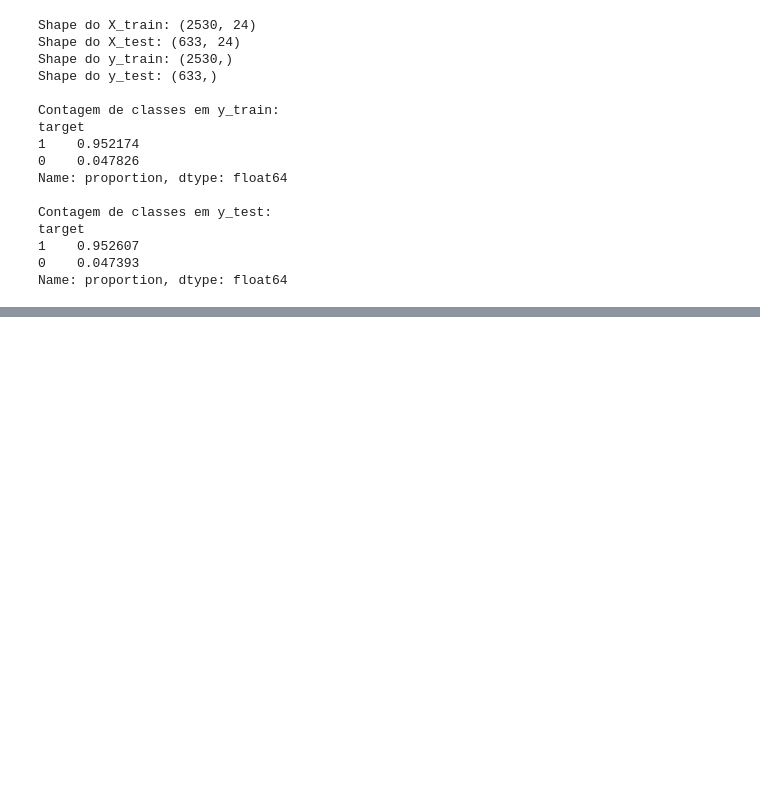
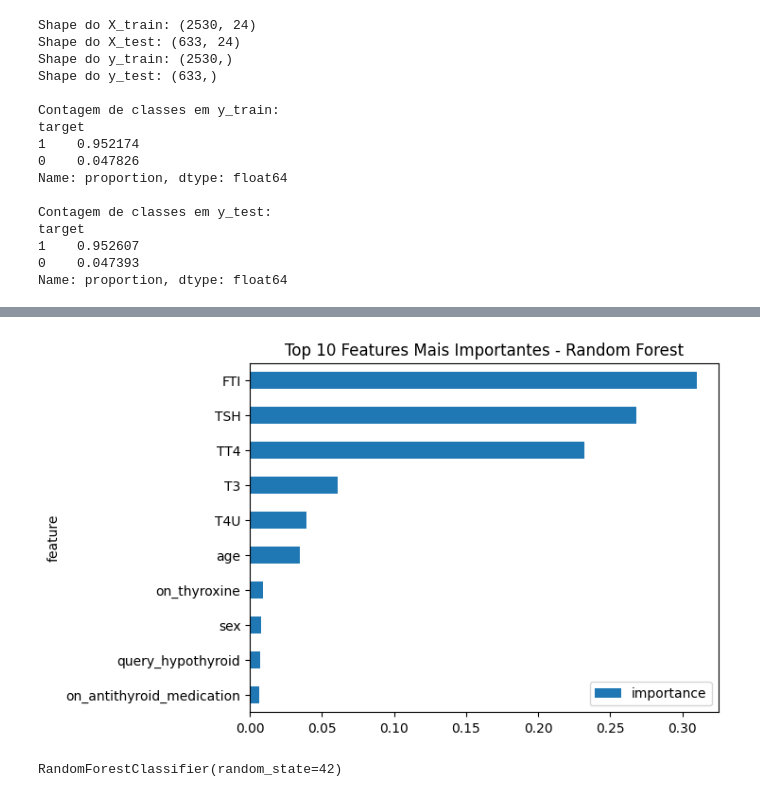
Before and after one commit to mvaraujo1977/TechCahllenge_Tireoide, a Jupyter notebook: model_tireoide.ipynb, the cells around one changed output, grey strips where cells are left out. Cells and saved outputs as stored; diff of their text form; code cells hidden in the pictures; blank space fills up the shorter version.

```diff
--- a/model_tireoide.ipynb
+++ b/model_tireoide.ipynb
@@ -586,0 +572,27 @@ Acurácia (Geral): 0.9921
+# %%
+import matplotlib.pyplot as plt
+
+feat_imp.head(10).plot(
+    x='feature',
+    y='importance',
+    kind='barh'
+)
+
+plt.title('Top 10 Features Mais Importantes - Random Forest')
+plt.gca().invert_yaxis()
+plt.show()
+# %% [output]
+[figure, added]
+# %%
+from sklearn.linear_model import LogisticRegression
+from sklearn.ensemble import RandomForestClassifier
+
+# Modelo 1: Regressão Logística
+log_model = LogisticRegression(max_iter=1000)
+log_model.fit(X_train, y_train)
+
+# Modelo 2: Random Forest
+rf_model = RandomForestClassifier(n_estimators=100, random_state=42)
+rf_model.fit(X_train, y_train)
+# %% [output]
+RandomForestClassifier(random_state=42)
```
Also changed, not shown: parts of 15 cells of this notebook.
